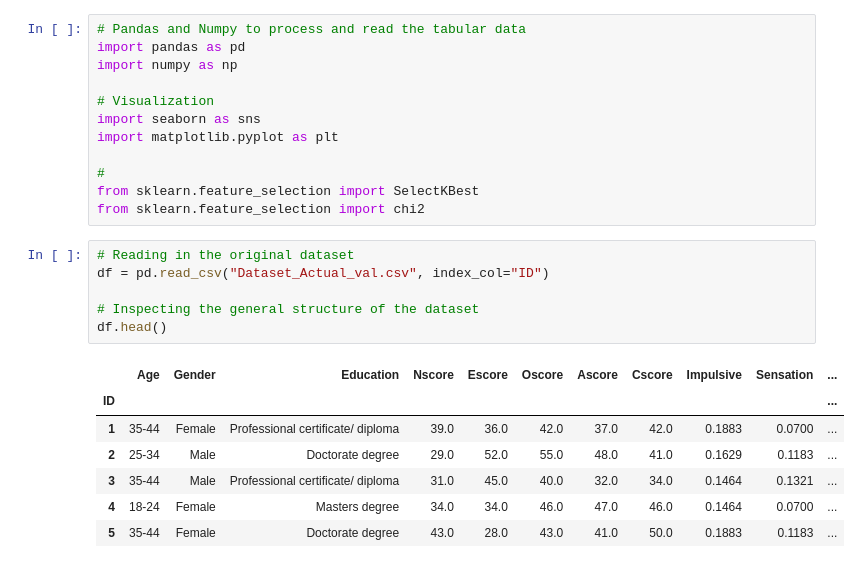
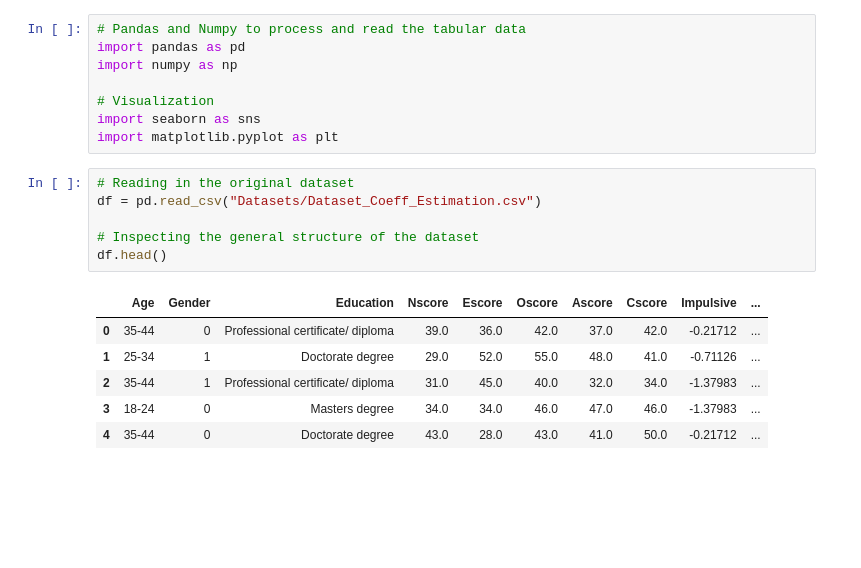
Before and after one commit to prat8897/BayesianNetworkAssignment, a Jupyter notebook: EDA.ipynb, the cells around one changed output. Cells and saved outputs as stored; diff of their text form; blank space fills up the shorter version.

```diff
--- a/EDA.ipynb
+++ b/EDA.ipynb
@@ -6,24 +6,19 @@ import numpy as np
 # Visualization
 import seaborn as sns
 import matplotlib.pyplot as plt
-
-#
-from sklearn.feature_selection import SelectKBest
-from sklearn.feature_selection import chi2
 # %%
 # Reading in the original dataset
-df = pd.read_csv("Dataset_Actual_val.csv", index_col="ID")
+df = pd.read_csv("Datasets/Dataset_Coeff_Estimation.csv")
 
 # Inspecting the general structure of the dataset
 df.head()
 # %% [output]
-|  | Age | Gender | Education | Nscore | Escore | Oscore | Ascore | Cscore | Impulsive | Sensation | ... |
-| ID |  |  |  |  |  |  |  |  |  |  | ... |
-| 1 | 35-44 | Female | Professional certificate/ diploma | 39.0 | 36.0 | 42.0 | 37.0 | 42.0 | 0.1883 | 0.0700 | ... |
-| 2 | 25-34 | Male | Doctorate degree | 29.0 | 52.0 | 55.0 | 48.0 | 41.0 | 0.1629 | 0.1183 | ... |
-| 3 | 35-44 | Male | Professional certificate/ diploma | 31.0 | 45.0 | 40.0 | 32.0 | 34.0 | 0.1464 | 0.1321 | ... |
-| 4 | 18-24 | Female | Masters degree | 34.0 | 34.0 | 46.0 | 47.0 | 46.0 | 0.1464 | 0.0700 | ... |
-| 5 | 35-44 | Female | Doctorate degree | 43.0 | 28.0 | 43.0 | 41.0 | 50.0 | 0.1883 | 0.1183 | ... |
+|  | Age | Gender | Education | Nscore | Escore | Oscore | Ascore | Cscore | Impulsive | ... |
+| 0 | 35-44 | 0 | Professional certificate/ diploma | 39.0 | 36.0 | 42.0 | 37.0 | 42.0 | -0.21712 | ... |
+| 1 | 25-34 | 1 | Doctorate degree | 29.0 | 52.0 | 55.0 | 48.0 | 41.0 | -0.71126 | ... |
+| 2 | 35-44 | 1 | Professional certificate/ diploma | 31.0 | 45.0 | 40.0 | 32.0 | 34.0 | -1.37983 | ... |
+| 3 | 18-24 | 0 | Masters degree | 34.0 | 34.0 | 46.0 | 47.0 | 46.0 | -1.37983 | ... |
+| 4 | 35-44 | 0 | Doctorate degree | 43.0 | 28.0 | 43.0 | 41.0 | 50.0 | -0.21712 | ... |
 # %%
 # Check for null values
 print(df.isnull().sum())
```
Also changed, not shown: parts of 7 cells of this notebook, 4 other files.
